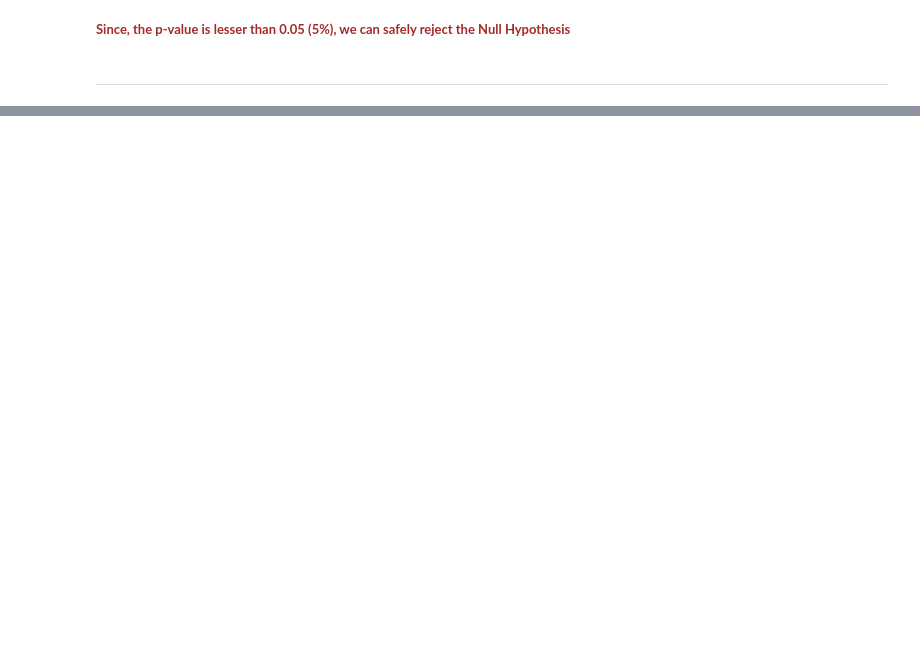
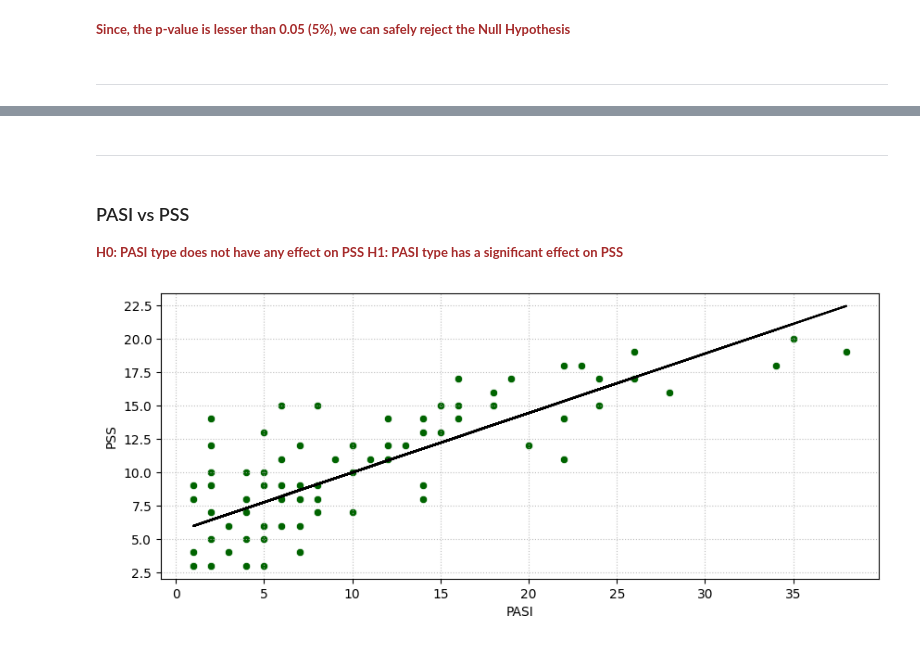
Before and after one commit to iamtushara/medical-thesis, a Jupyter notebook: notebooks/02-reshma/Statistical Analysis of Psoriasis Patients Data.ipynb, the cells around one changed output, grey strips where cells are left out. Drawn from its saved outputs; the diff is of its cells as text; code cells hidden in the pictures; blank space fills up the shorter version.

```diff
--- a/notebooks/02-reshma/Statistical Analysis of Psoriasis Patients Data.ipynb
+++ b/notebooks/02-reshma/Statistical Analysis of Psoriasis Patients Data.ipynb
@@ -592,0 +673,20 @@ strong multicollinearity problems or that the design matrix is singular.
+# %% [markdown]
+---
+# %% [markdown]
+### PASI vs PSS
+
+<font color=brown size=2><b>
+H0: PASI type does not have any effect on PSS</br>
+H1: PASI type has a significant effect on PSS
+</b></font>
+# %%
+slope, intercept = np.polyfit(dataset['PASI'], dataset['PSS'], 1)
+
+plt.figure(figsize=(10,4))
+ax = plt.subplot(111)
+sns.scatterplot(data=dataset, x='PASI', y='PSS', ax=ax, c='darkgreen')
+plt.plot(dataset['PASI'], slope*dataset['PASI']+intercept, c='black')
+plt.grid(alpha=0.8, linestyle=':')
+plt.show()
+# %% [output]
+[figure, added]
```
Also changed, not shown: parts of 30 cells of this notebook.
